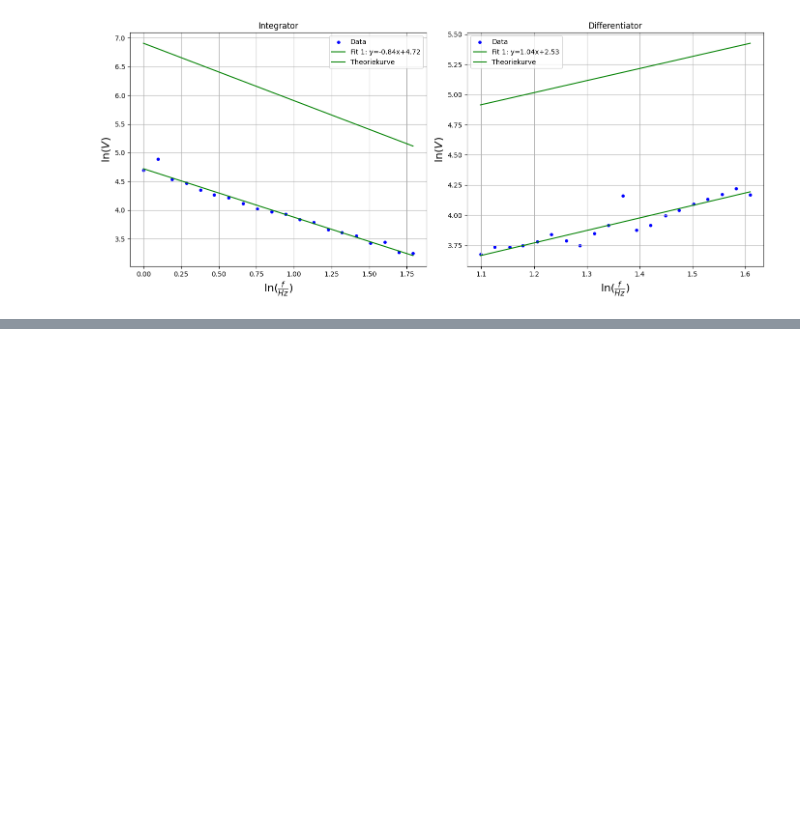
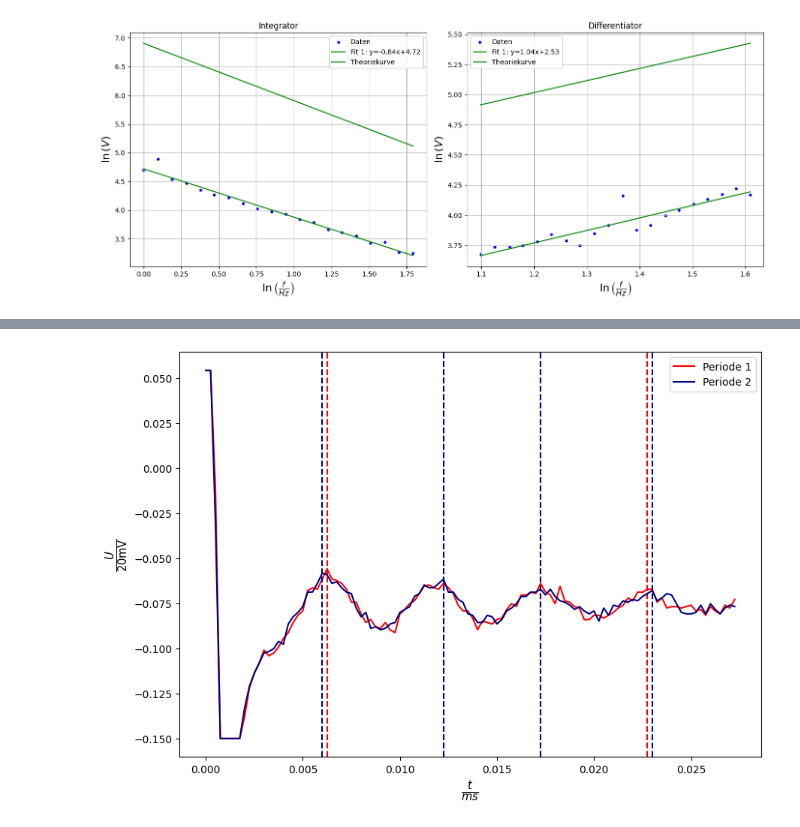
Before and after one commit to joeyko2706/FP-Protokolle, a Jupyter notebook: v51/auswertung/auswertung.ipynb, the cells around one changed output, grey strips where cells are left out. Cells and saved outputs as stored; diff of their text form; code cells hidden in the pictures; blank space fills up the shorter version.

Commit message:
Update v51 generator

```diff
--- a/v51/auswertung/auswertung.ipynb
+++ b/v51/auswertung/auswertung.ipynb
@@ -441,7 +440,7 @@ for i, (key, df) in enumerate(dataframes.items()):
 
     # Plot original data
 
-    axes[i].scatter(log_frequencies, log_gains, label="Data", color='blue', s=15)
+    axes[i].scatter(log_frequencies, log_gains, label="Daten", color='blue', s=11)
 
     # Plot the fits
     axes[i].plot(log_frequencies, fit1, label=f"Fit 1: y={popt1[0]:.2f}x+{popt1[1]:.2f}", color='green')
@@ -454,9 +453,9 @@ for i, (key, df) in enumerate(dataframes.items()):
 
     axes[i].set_title(toplabel(key))
 
-    axes[i].set_xlabel(r"$\ln(\frac{f}{Hz})$", fontsize=16)
+    axes[i].set_xlabel(r"$\ln\left(\frac{f}{Hz}\right)$", fontsize=16)
 
-    axes[i].set_ylabel(r"$\ln(V)$", fontsize=16)
+    axes[i].set_ylabel(r"$\ln\left(V\right)$", fontsize=16)
 
     axes[i].legend()
 
@@ -484,0 +486,79 @@ b = 2.5275429154358804 $\pm$ 0.13747142438376228
+# %%
+data_generator = pd.read_csv("../data/scope_15.csv", delimiter=',', skiprows=2, names=['Time_ms', 'Unamplified_mV', 'Amplified_V'])
+
+    # Remove any extra whitespace from column names and values
+
+data_generator = data_generator.apply(lambda x: x.str.strip() if x.dtype == "object" else x)
+
+minvalue=0
+maxvalue = 110
+minmaxarray = np.array([[0,110],[1000,1110]])
+
+def getcolour(i):
+    if i==0:
+        return plt_colors.to_hex("red")
+    if i==1:
+        return plt_colors.to_hex("navy")
+    if i==2:
+        return "#ffffff"
+    else:
+        return "#ffffff"
+
+# Index für die Farbwahl der Plots
+colour_ind = 0
+
+# Mittleres delta t
+delta_t_list = []
+time_peak_list = []
+voltage_peak_list = []
+
+plt.figure(figsize=(10,7))
+for minvalue, maxvalue in minmaxarray:
+
+    # Eingabe der Daten
+    time = data_generator['Time_ms'].astype(float).to_numpy()[minvalue:maxvalue]
+    time = time-time[0]
+    voltages = data_generator['Amplified_V'].astype(float).to_numpy()[minvalue:maxvalue]
+
+    # Bestimmung der Peaks
+    peaks, properties = sc.signal.find_peaks(voltages, height=-0.075, distance=10)
+
+    # Ausgabe der Peak-Indices und -Werte
+    peak_indices = peaks
+    peak_times = time[peaks]
+    peak_voltages = voltages[peaks]
+
+    for n in range(0,len(peak_times)-1):
+        delta_t_list.append(peak_times[n+1]-peak_times[n])
+
+
+    print("Peak-Indices:", peak_indices)
+    print("Peak-Times:", peak_times)
+    print("Peak-voltages:", peak_voltages)
+
+    # Visualisierung
+    colour = getcolour(colour_ind)
+    plt.plot(time, voltages, color=colour, label="Periode " + str(colour_ind + 1) )
+    # plt.plot(peak_indices, peak_values, color=colour)
+    for peak in peak_indices:
+        plt.axvline(time[peak], color=colour, linestyle="--")
+
+    time_peak_list.append(peak_times.tolist())
+    voltage_peak_list.append(peak_voltages.tolist())
+    # prepare next iteration
+    colour_ind += 1
+    print(" ")
+
+delta_t_array = np.array(delta_t_list)
+mean_delta_t = round(np.mean(delta_t_array) * 1000, 2)
+delta_t_error = round(np.std(delta_t_array)/np.sqrt(len(delta_t_array)) * 1000, 2)
+print("mean delta t = ( " + str(mean_delta_t) + r" \pm " + str(delta_t_error) + " ) ms" )
+
+plt.xlabel(r"$\frac{t}{ms}$", fontsize=15)
+plt.ylabel(r"$\frac{U}{20 \text{mV}}$", fontsize=15)
+plt.legend()
+
+plt.savefig("../figures/generator_dampened.png")
+plt.show()
+plt.close()
+# %% [output]
@@ -484,0 +574 @@ b = 2.5275429154358804 $\pm$ 0.13747142438376228
+[figure, added]
```
Also changed, not shown: parts of 8 cells of this notebook, 7 other files.
